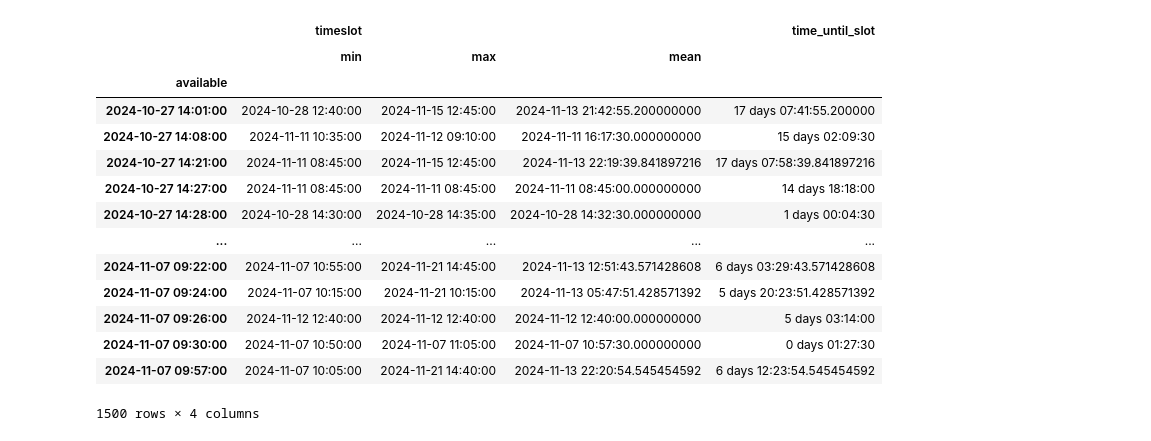
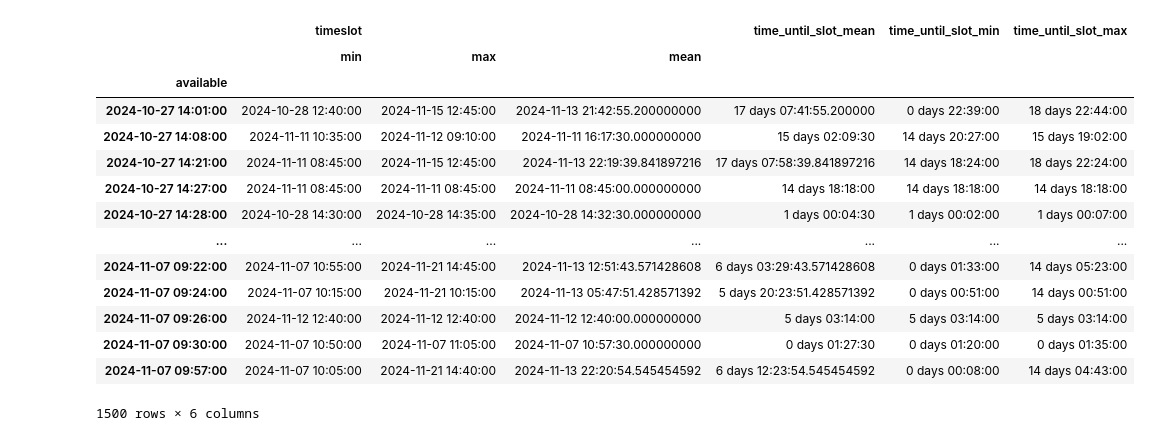
Before and after one commit to davidkempkens/appointment-scraper, a Jupyter notebook: dashboard_v2.ipynb, the cells around one changed output. Saved outputs shown, nothing was run; the diff lists cells and outputs as text; code cells hidden in the pictures.

```diff
--- a/dashboard_v2.ipynb
+++ b/dashboard_v2.ipynb
@@ -86,0 +40,34 @@ df
+# %%
+def preprocess_dataframe(df):
+
+    # add count of availabilities per s_id
+    df["count_availabilities"] = df.groupby("s_id")["a_id"].transform("count")
+
+    # lose precision to only minutes
+    df["timeslot"] = df["timeslot"].dt.floor("min")
+    df["available"] = df["available"].dt.floor("min")
+    df["taken"] = df["taken"].dt.floor("min")
+
+    # add weekday
+    df["weekday"] = df["timeslot"].dt.day_name()
+
+    # add hour
+    df["hour"] = df["timeslot"].dt.hour
+
+    # timedelta between available and taken
+    df["delta"] = df["taken"] - df["available"]
+
+    # time until slot
+    df["time_until_slot"] = df["timeslot"] - df["taken"]
+
+    # add total delta per s_id
+    df["total_delta"] = df.groupby("s_id")["delta"].transform("sum")
+
+    # sort by total delta
+    df = df.sort_values("s_id", ascending=True)
+
+    return df
+
+df = preprocess_dataframe(df)
+
+df
@@ -118,26 +179,34 @@ count_df.plot(
 # %%
 time_until_slot = df.groupby(by="available").agg({"timeslot": ["min", "max", "mean"]})
 
-time_until_slot["time_until_slot"] = (
+time_until_slot["time_until_slot_mean"] = (
     time_until_slot["timeslot"]["mean"] - time_until_slot.index
 )
 
+time_until_slot["time_until_slot_min"] = (
+    time_until_slot["timeslot"]["min"] - time_until_slot.index
+)
+
+time_until_slot["time_until_slot_max"] = (
+    time_until_slot["timeslot"]["max"] - time_until_slot.index
+)
+
 time_until_slot
 # %% [output]
-|  | timeslot |  |  | time_until_slot |
-|  | min | max | mean |  |
-| available |  |  |  |  |
-| 2024-10-27 14:01:00 | 2024-10-28 12:40:00 | 2024-11-15 12:45:00 | 2024-11-13 21:42:55.200000000 | 17 days 07:41:55.200000 |
-| 2024-10-27 14:08:00 | 2024-11-11 10:35:00 | 2024-11-12 09:10:00 | 2024-11-11 16:17:30.000000000 | 15 days 02:09:30 |
-| 2024-10-27 14:21:00 | 2024-11-11 08:45:00 | 2024-11-15 12:45:00 | 2024-11-13 22:19:39.841897216 | 17 days 07:58:39.841897216 |
-| 2024-10-27 14:27:00 | 2024-11-11 08:45:00 | 2024-11-11 08:45:00 | 2024-11-11 08:45:00.000000000 | 14 days 18:18:00 |
-| 2024-10-27 14:28:00 | 2024-10-28 14:30:00 | 2024-10-28 14:35:00 | 2024-10-28 14:32:30.000000000 | 1 days 00:04:30 |
-| ... | ... | ... | ... | ... |
-| 2024-11-07 09:22:00 | 2024-11-07 10:55:00 | 2024-11-21 14:45:00 | 2024-11-13 12:51:43.571428608 | 6 days 03:29:43.571428608 |
-| 2024-11-07 09:24:00 | 2024-11-07 10:15:00 | 2024-11-21 10:15:00 | 2024-11-13 05:47:51.428571392 | 5 days 20:23:51.428571392 |
-| 2024-11-07 09:26:00 | 2024-11-12 12:40:00 | 2024-11-12 12:40:00 | 2024-11-12 12:40:00.000000000 | 5 days 03:14:00 |
-| 2024-11-07 09:30:00 | 2024-11-07 10:50:00 | 2024-11-07 11:05:00 | 2024-11-07 10:57:30.000000000 | 0 days 01:27:30 |
-| 2024-11-07 09:57:00 | 2024-11-07 10:05:00 | 2024-11-21 14:40:00 | 2024-11-13 22:20:54.545454592 | 6 days 12:23:54.545454592 |
+|  | timeslot |  |  | time_until_slot_mean | time_until_slot_min | time_until_slot_max |
+|  | min | max | mean |  |  |  |
+| available |  |  |  |  |  |  |
+| 2024-10-27 14:01:00 | 2024-10-28 12:40:00 | 2024-11-15 12:45:00 | 2024-11-13 21:42:55.200000000 | 17 days 07:41:55.200000 | 0 days 22:39:00 | 18 days 22:44:00 |
+| 2024-10-27 14:08:00 | 2024-11-11 10:35:00 | 2024-11-12 09:10:00 | 2024-11-11 16:17:30.000000000 | 15 days 02:09:30 | 14 days 20:27:00 | 15 days 19:02:00 |
+| 2024-10-27 14:21:00 | 2024-11-11 08:45:00 | 2024-11-15 12:45:00 | 2024-11-13 22:19:39.841897216 | 17 days 07:58:39.841897216 | 14 days 18:24:00 | 18 days 22:24:00 |
+| 2024-10-27 14:27:00 | 2024-11-11 08:45:00 | 2024-11-11 08:45:00 | 2024-11-11 08:45:00.000000000 | 14 days 18:18:00 | 14 days 18:18:00 | 14 days 18:18:00 |
+| 2024-10-27 14:28:00 | 2024-10-28 14:30:00 | 2024-10-28 14:35:00 | 2024-10-28 14:32:30.000000000 | 1 days 00:04:30 | 1 days 00:02:00 | 1 days 00:07:00 |
+| ... | ... | ... | ... | ... | ... | ... |
+| 2024-11-07 09:22:00 | 2024-11-07 10:55:00 | 2024-11-21 14:45:00 | 2024-11-13 12:51:43.571428608 | 6 days 03:29:43.571428608 | 0 days 01:33:00 | 14 days 05:23:00 |
+| 2024-11-07 09:24:00 | 2024-11-07 10:15:00 | 2024-11-21 10:15:00 | 2024-11-13 05:47:51.428571392 | 5 days 20:23:51.428571392 | 0 days 00:51:00 | 14 days 00:51:00 |
+| 2024-11-07 09:26:00 | 2024-11-12 12:40:00 | 2024-11-12 12:40:00 | 2024-11-12 12:40:00.000000000 | 5 days 03:14:00 | 5 days 03:14:00 | 5 days 03:14:00 |
+| 2024-11-07 09:30:00 | 2024-11-07 10:50:00 | 2024-11-07 11:05:00 | 2024-11-07 10:57:30.000000000 | 0 days 01:27:30 | 0 days 01:20:00 | 0 days 01:35:00 |
+| 2024-11-07 09:57:00 | 2024-11-07 10:05:00 | 2024-11-21 14:40:00 | 2024-11-13 22:20:54.545454592 | 6 days 12:23:54.545454592 | 0 days 00:08:00 | 14 days 04:43:00 |
-1500 rows × 4 columns
+1500 rows × 6 columns
 # %%
 # convert to hours
```
Also changed, not shown: parts of 13 cells of this notebook.
